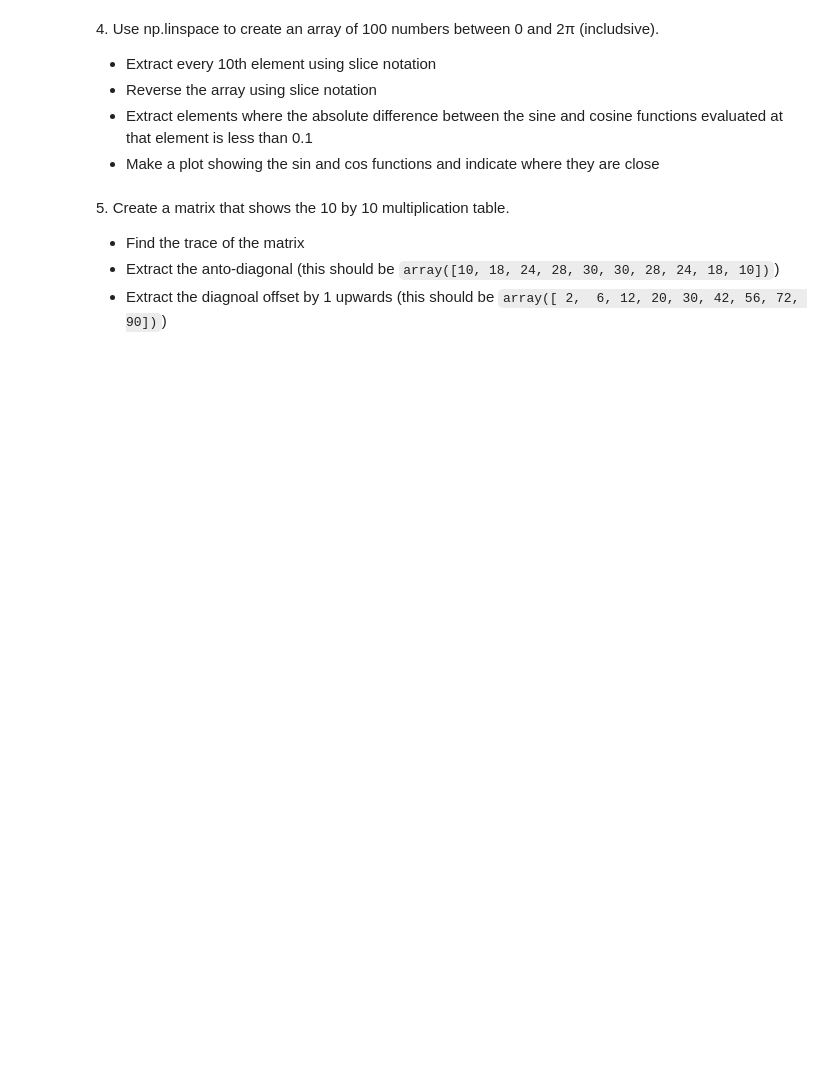
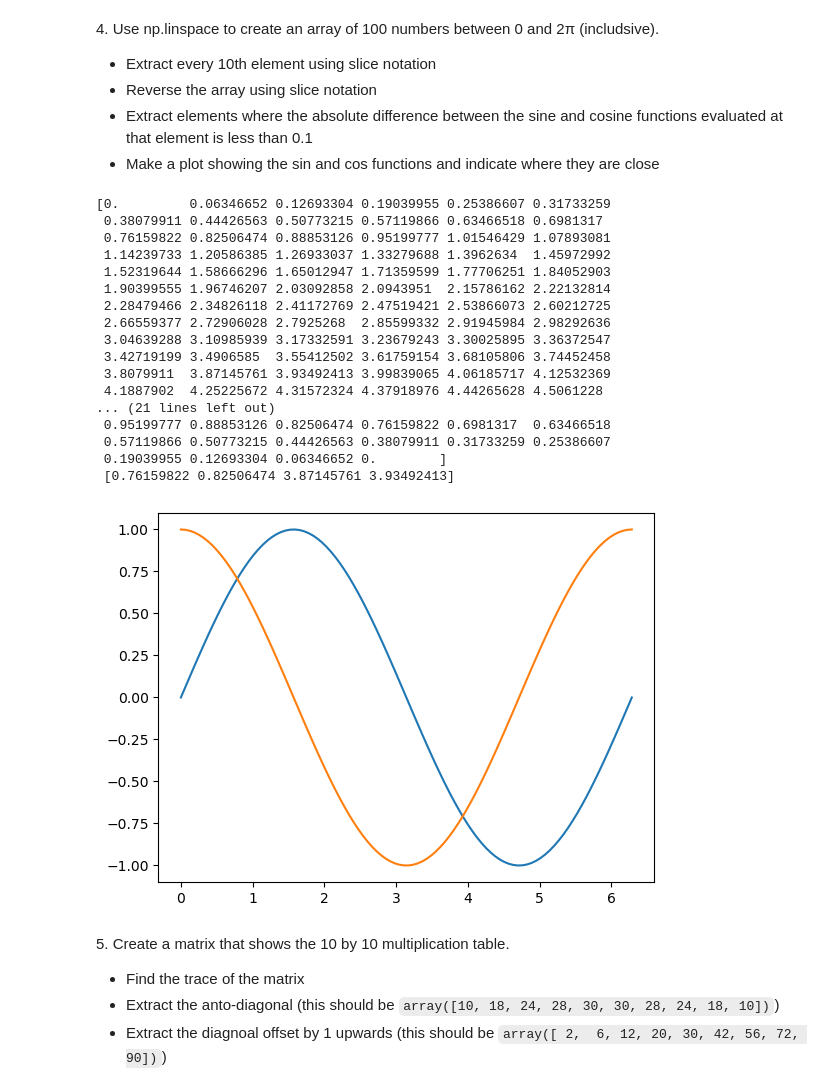
Before and after one commit to lm-schulze/LaboratoryOfComputationalPhysics_2324, a Jupyter notebook: 04ex_Numpy.ipynb, the cells around one changed output. Saved outputs shown, nothing was run; the diff lists cells and outputs as text; code cells hidden in the pictures; blank space fills up the shorter version.

```diff
--- a/04ex_Numpy.ipynb
+++ b/04ex_Numpy.ipynb
@@ -94,6 +93,33 @@ print(m)
   * Reverse the array using slice notation
   * Extract elements where the absolute difference between the sine and cosine functions evaluated at that element is less than 0.1
   * Make a plot showing the sin and cos functions and indicate where they are close
+# %%
+a = np.linspace(0, 2*np.pi, 100)
+import matplotlib.pyplot as plt
+
+print(a,'\n', a[::10],'\n',a[::-1], '\n', a[np.abs(np.sin(a)-np.cos(a))<0.1])
+plt.plot(a, np.sin(a))
+plt.plot(a, np.cos(a))
+plt.show()
+# %% [output]
+[0.         0.06346652 0.12693304 0.19039955 0.25386607 0.31733259
+ 0.38079911 0.44426563 0.50773215 0.57119866 0.63466518 0.6981317
+ 0.76159822 0.82506474 0.88853126 0.95199777 1.01546429 1.07893081
+ 1.14239733 1.20586385 1.26933037 1.33279688 1.3962634  1.45972992
+ 1.52319644 1.58666296 1.65012947 1.71359599 1.77706251 1.84052903
+ 1.90399555 1.96746207 2.03092858 2.0943951  2.15786162 2.22132814
+ 2.28479466 2.34826118 2.41172769 2.47519421 2.53866073 2.60212725
+ 2.66559377 2.72906028 2.7925268  2.85599332 2.91945984 2.98292636
+ 3.04639288 3.10985939 3.17332591 3.23679243 3.30025895 3.36372547
+ 3.42719199 3.4906585  3.55412502 3.61759154 3.68105806 3.74452458
+ 3.8079911  3.87145761 3.93492413 3.99839065 4.06185717 4.12532369
+ 4.1887902  4.25225672 4.31572324 4.37918976 4.44265628 4.5061228
+... (21 lines left out)
+ 0.95199777 0.88853126 0.82506474 0.76159822 0.6981317  0.63466518
+ 0.57119866 0.50773215 0.44426563 0.38079911 0.31733259 0.25386607
+ 0.19039955 0.12693304 0.06346652 0.        ]
+ [0.76159822 0.82506474 3.87145761 3.93492413]
+[figure, added]
 # %% [markdown]
 5\. Create a matrix that shows the 10 by 10 multiplication table.
 
```
Also changed, not shown: parts of 5 cells of this notebook, 3 other files.
